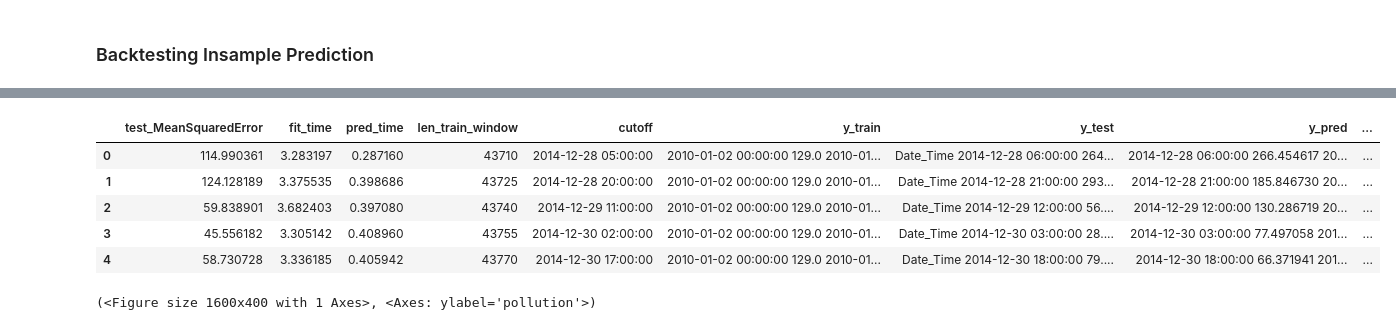
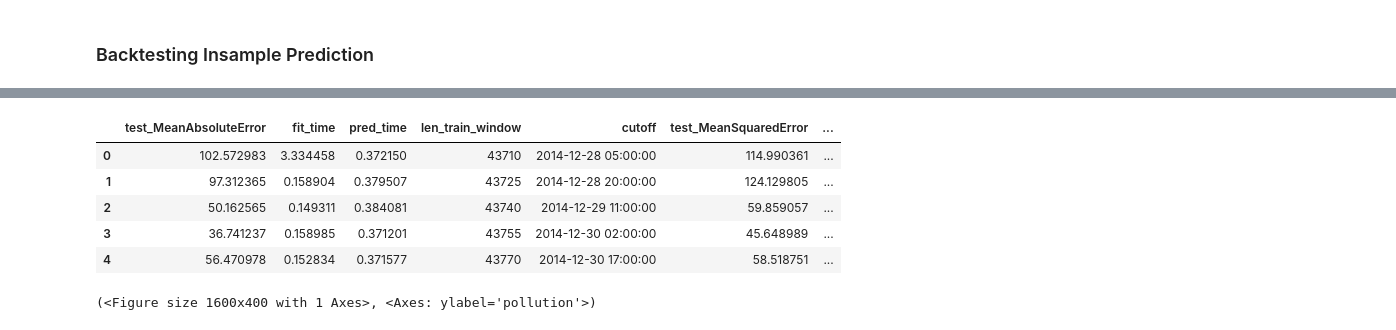
Before and after one commit to RahulDas-dev/Time-Series-Examples, a Jupyter notebook: sktime/Liner Model + Conditional Deseasonalizer + Detrender.ipynb, the cells around one changed output, grey strips where cells are left out. Drawn from its saved outputs; the diff is of its cells as text; code cells hidden in the pictures.

```diff
--- a/sktime/Liner Model + Conditional Deseasonalizer + Detrender.ipynb
+++ b/sktime/Liner Model + Conditional Deseasonalizer + Detrender.ipynb
@@ -285,6 +282,8 @@ gscv.cv_results_.head()
 # %% [markdown]
 ### Backtesting Insample Prediction
 # %%
+%%time
+
 from sktime.forecasting.model_evaluation import evaluate
 
 from sktime.performance_metrics.forecasting import (
@@ -293,23 +292,28 @@ from sktime.performance_metrics.forecasting import (
     MeanAbsolutePercentageError,
     MeanAbsoluteScaledError,
 )
+from sktime.performance_metrics.forecasting import (mean_absolute_scaled_error,
+                                                    mean_absolute_error,
+                                                    )
+
+
 
 losses = [
-    MeanSquaredError(),
-    MeanSquaredError(square_root=True),
-    MeanAbsoluteError(),
-    MeanAbsolutePercentageError(),
-    MeanAbsolutePercentageError(symmetric=False),
-    MeanAbsoluteScaledError(),
-]
+                MeanAbsoluteError(),
+                MeanSquaredError(square_root=True),
+                MeanAbsolutePercentageError(symmetric=False),
+                MeanAbsoluteScaledError(),
+            ]
 
 results = evaluate(
     forecaster=gscv.best_forecaster_,
     y=y_train,
     X=x_train,
     cv=cv,
+    strategy ='update',
     scoring=losses,
-    return_data=True,
+    return_data=False,
+    backend='dask'
 )
 results
 # %% [output]
@@ -316,9 +322,9 @@ results
-|  | test_MeanSquaredError | fit_time | pred_time | len_train_window | cutoff | y_train | y_test | y_pred | ... |
-| 0 | 114.990361 | 3.283197 | 0.287160 | 43710 | 2014-12-28 05:00:00 | 2010-01-02 00:00:00 129.0 2010-01... | Date_Time 2014-12-28 06:00:00 264... | 2014-12-28 06:00:00 266.454617 20... | ... |
-| 1 | 124.128189 | 3.375535 | 0.398686 | 43725 | 2014-12-28 20:00:00 | 2010-01-02 00:00:00 129.0 2010-01... | Date_Time 2014-12-28 21:00:00 293... | 2014-12-28 21:00:00 185.846730 20... | ... |
-| 2 | 59.838901 | 3.682403 | 0.397080 | 43740 | 2014-12-29 11:00:00 | 2010-01-02 00:00:00 129.0 2010-01... | Date_Time 2014-12-29 12:00:00 56.... | 2014-12-29 12:00:00 130.286719 20... | ... |
-| 3 | 45.556182 | 3.305142 | 0.408960 | 43755 | 2014-12-30 02:00:00 | 2010-01-02 00:00:00 129.0 2010-01... | Date_Time 2014-12-30 03:00:00 28.... | 2014-12-30 03:00:00 77.497058 201... | ... |
-| 4 | 58.730728 | 3.336185 | 0.405942 | 43770 | 2014-12-30 17:00:00 | 2010-01-02 00:00:00 129.0 2010-01... | Date_Time 2014-12-30 18:00:00 79.... | 2014-12-30 18:00:00 66.371941 201... | ... |
+|  | test_MeanAbsoluteError | fit_time | pred_time | len_train_window | cutoff | test_MeanSquaredError | ... |
+| 0 | 102.572983 | 3.334458 | 0.372150 | 43710 | 2014-12-28 05:00:00 | 114.990361 | ... |
+| 1 | 97.312365 | 0.158904 | 0.379507 | 43725 | 2014-12-28 20:00:00 | 124.129805 | ... |
+| 2 | 50.162565 | 0.149311 | 0.384081 | 43740 | 2014-12-29 11:00:00 | 59.859057 | ... |
+| 3 | 36.741237 | 0.158985 | 0.371201 | 43755 | 2014-12-30 02:00:00 | 45.648989 | ... |
+| 4 | 56.470978 | 0.152834 | 0.371577 | 43770 | 2014-12-30 17:00:00 | 58.518751 | ... |
 # %%
 plot_series(
     y_train.tail(100),
```
Also changed, not shown: parts of 4 cells of this notebook, 22 other files.
